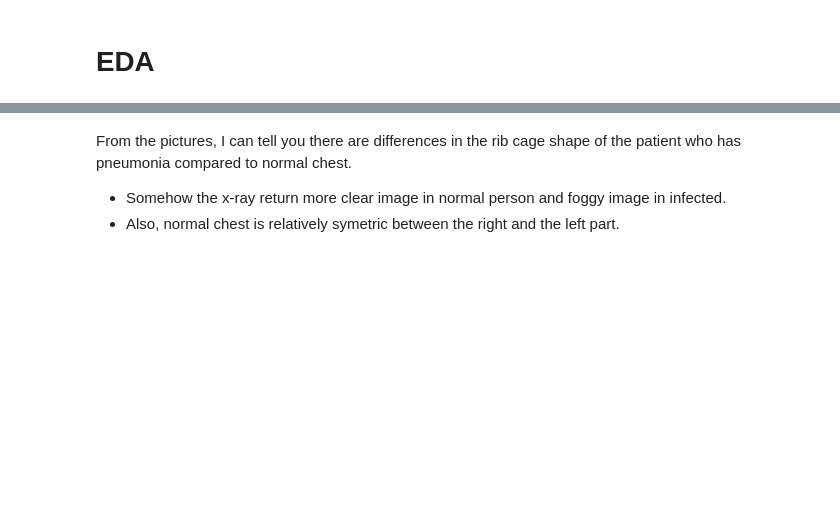
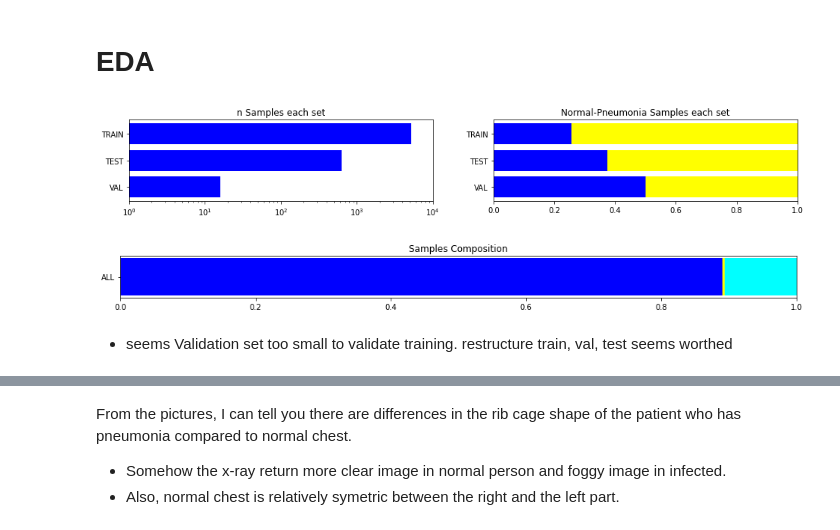
Before and after one commit to fadheladlansyah/chest-xray-pneumonia, a Jupyter notebook: eda.ipynb, the cells around one changed output, grey strips where cells are left out. Cells and saved outputs as stored; diff of their text form; code cells hidden in the pictures; blank space fills up the shorter version.

```diff
--- a/eda.ipynb
+++ b/eda.ipynb
@@ -67,3 +80,53 @@ val_img_dir = os.path.join(base_dir, 'chest_xray/val'); display(val_img_dir)
 # %% [markdown]
 # EDA
+# %%
+NB_TEST_SAMPLES_N = 234
+NB_TEST_SAMPLES_P = 390
+NB_TEST_SAMPLES = NB_TEST_SAMPLES_N + NB_TEST_SAMPLES_P
+NB_TRAIN_SAMPLES_N = 1341
+NB_TRAIN_SAMPLES_P = 3875
+NB_TRAIN_SAMPLES = NB_TRAIN_SAMPLES_N + NB_TRAIN_SAMPLES_P
+NB_VAL_SAMPLES_N = 8
+NB_VAL_SAMPLES_P = 8
+NB_VAL_SAMPLES = NB_VAL_SAMPLES_N + NB_VAL_SAMPLES_P
+# %%
+#@title code for samples composition
+fig = plt.figure(figsize=(16,2))
+
+ax = fig.add_subplot(1,2,1)
+ax.barh(['VAL'], [NB_VAL_SAMPLES], color='#0000ff')
+ax.barh(['TEST'], [NB_TEST_SAMPLES], color='#0000ff')
+ax.barh(['TRAIN'], [NB_TRAIN_SAMPLES], color='#0000ff')
+ax.set_xscale('log')
+ax.set_xlim((1,1e4))
+ax.set_title('n Samples each set');
+
+ax = fig.add_subplot(1,2,2)
+ax.barh(['VAL'], [NB_VAL_SAMPLES_N/NB_VAL_SAMPLES], color='#0000ff')
+ax.barh(['VAL'], [NB_VAL_SAMPLES_P/NB_VAL_SAMPLES], color='#ffff00',
+        left=[NB_VAL_SAMPLES_N/NB_VAL_SAMPLES])
+ax.barh(['TEST'], [NB_TEST_SAMPLES_N/NB_TEST_SAMPLES], color='#0000ff')
+ax.barh(['TEST'], [NB_TEST_SAMPLES_P/NB_TEST_SAMPLES], color='#ffff00',
+        left=[NB_TEST_SAMPLES_N/NB_TEST_SAMPLES])
+ax.barh(['TRAIN'], [NB_TRAIN_SAMPLES_N/NB_TRAIN_SAMPLES], color='#0000ff')
+ax.barh(['TRAIN'], [NB_TRAIN_SAMPLES_P/NB_TRAIN_SAMPLES], color='#ffff00',
+        left=[NB_TRAIN_SAMPLES_N/NB_TRAIN_SAMPLES])
+ax.set_xlim((0,1))
+ax.set_title('Normal-Pneumonia Samples each set');
+
+fig = plt.figure(figsize=(16,1))
+ax = fig.add_subplot(1,1,1)
+NB_TOTAL_SAMPLES = NB_TEST_SAMPLES + NB_TRAIN_SAMPLES + NB_VAL_SAMPLES
+ax.barh(['ALL'], [NB_TRAIN_SAMPLES/NB_TOTAL_SAMPLES], color='#0000ff')
+ax.barh(['ALL'], [NB_VAL_SAMPLES/NB_TOTAL_SAMPLES], color='#ffff00',
+        left=[NB_TRAIN_SAMPLES/NB_TOTAL_SAMPLES])
+ax.barh(['ALL'], [NB_TEST_SAMPLES/NB_TOTAL_SAMPLES], color='#00ffff',
+        left=[(NB_TRAIN_SAMPLES+NB_VAL_SAMPLES)/NB_TOTAL_SAMPLES])
+ax.set_xlim((0,1))
+ax.set_title('Samples Composition');
+# %% [output]
+[figure, added]
+[figure, added]
+# %% [markdown]
+- seems Validation set too small to validate training. restructure train, val, test seems worthed
 # %%
```
Also changed, not shown: parts of 15 cells of this notebook.
